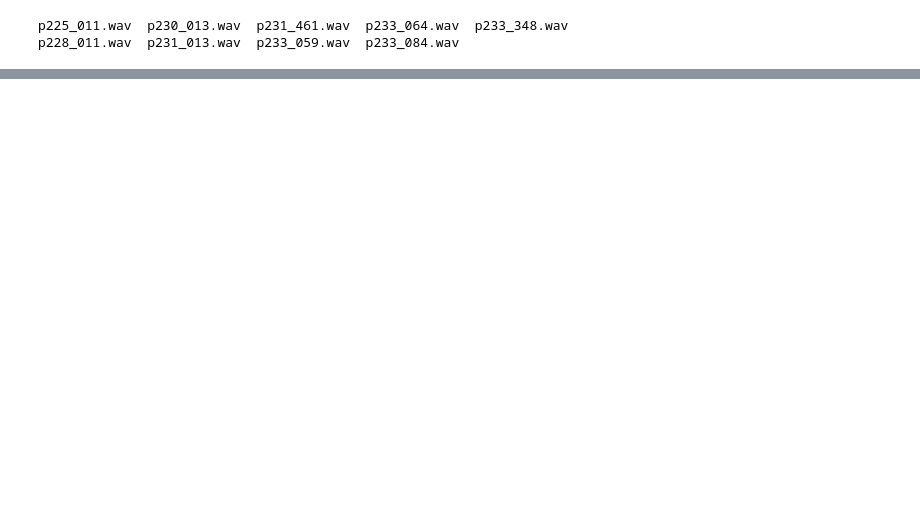
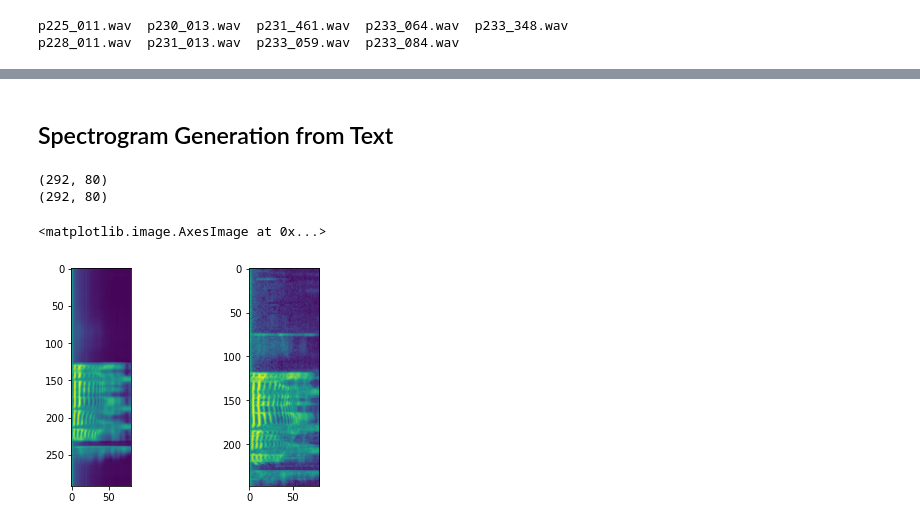
Before and after one commit to slegroux/fairseq, a Jupyter notebook: myscripts/play_remote_audio.ipynb, the cells around one changed output, grey strips where cells are left out. Drawn from its saved outputs; the diff is of its cells as text; code cells hidden in the pictures; blank space fills up the shorter version.

```diff
--- a/myscripts/play_remote_audio.ipynb
+++ b/myscripts/play_remote_audio.ipynb
@@ -25,0 +58,2 @@ p228_011.wav  p231_013.wav  p233_059.wav  p233_084.wav
+# %% [markdown]
+## Spectrogram Generation from Text
@@ -25,0 +62,17 @@ p228_011.wav  p231_013.wav  p233_059.wav  p233_084.wav
+# %%
+import os
+result_dir = '/home/syl20/data/en/vctk_old/fairseq/results'
+feats = np.load(os.path.join(result_dir, 'feat', id +'.npy'))
+print(feats.shape)
+feats_gt = np.load(os.path.join(result_dir, 'feat_tgt', id +'.npy'))
+print(feats.shape)
+
+plt.subplot(1,2,1)
+plt.imshow(feats)
+plt.subplot(1,2,2)
+plt.imshow(feats_gt)
+# %% [output]
+(292, 80)
+(292, 80)
+<matplotlib.image.AxesImage at 0x...>
+[figure, added]
```
Also changed, not shown: parts of 14 cells of this notebook, 5 other files.
